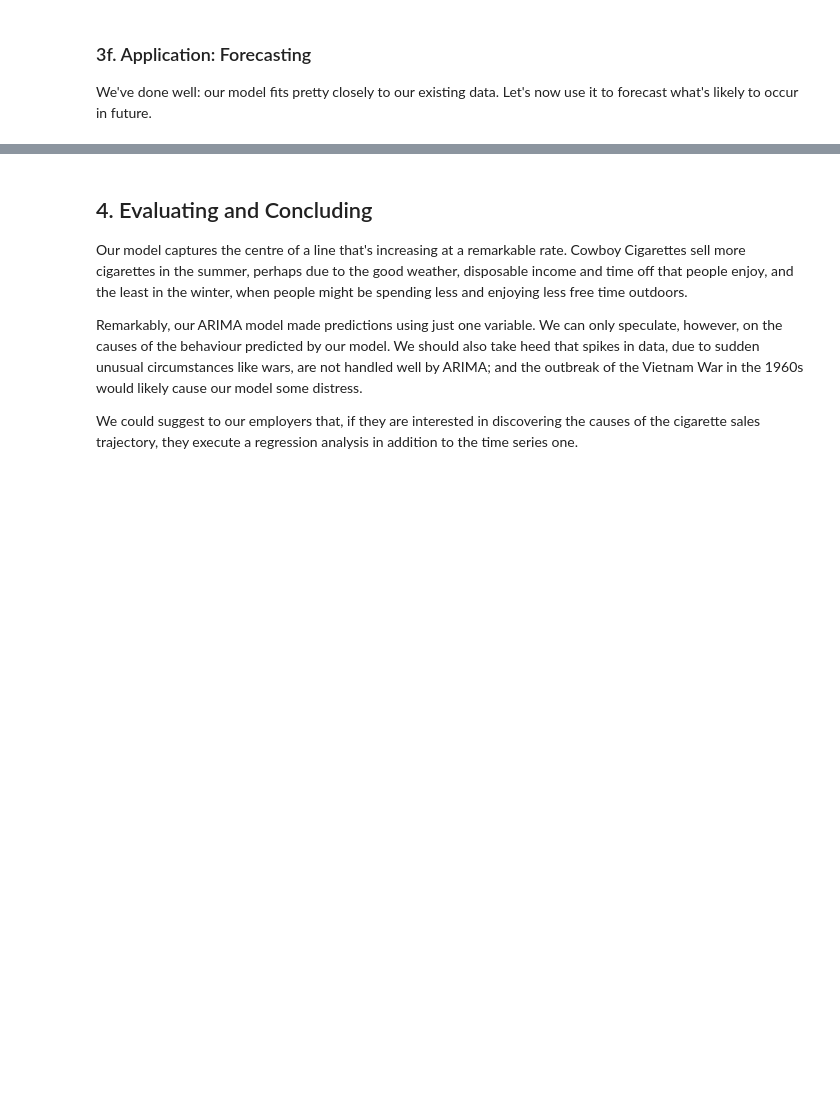
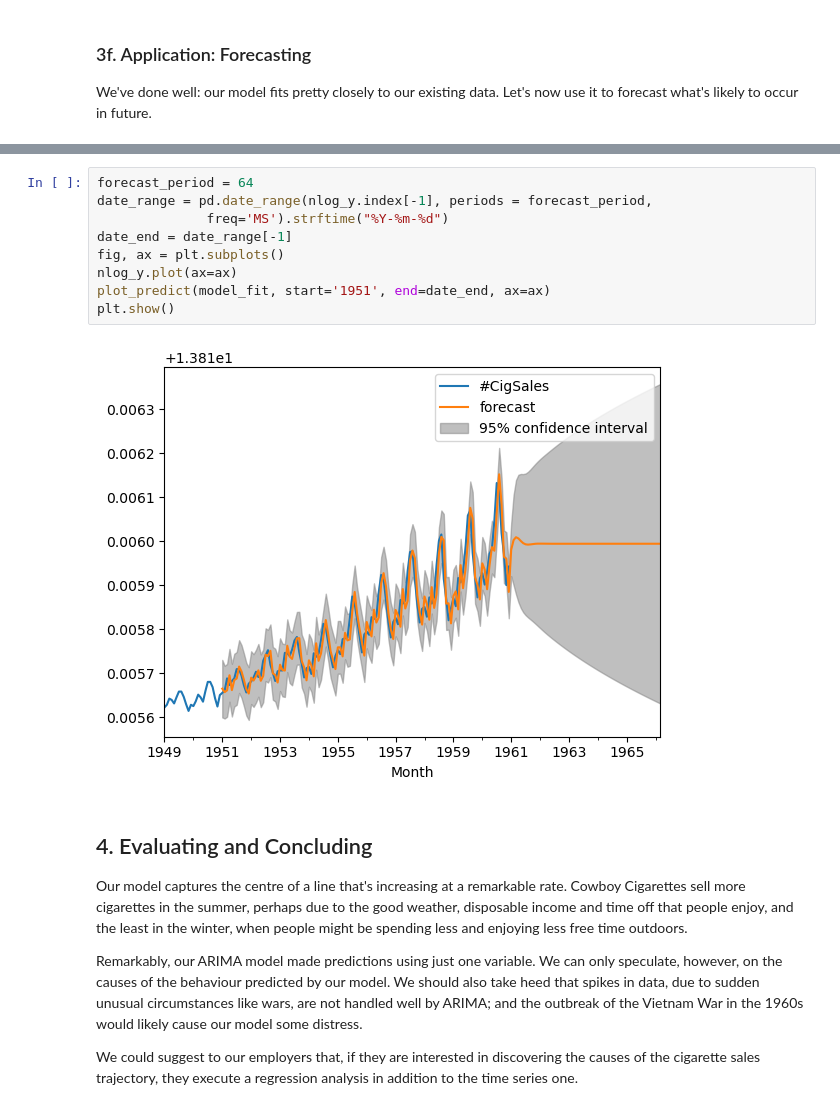
Before and after one commit to tennisvs/Springboard, a Jupyter notebook: Homework/Cowboys&CigrettesCaseStudy/Cowboy Cigarettes Case Study - Tier 3.ipynb, the cells around one changed output, grey strips where cells are left out. Saved outputs shown, nothing was run; the diff lists cells and outputs as text; blank space fills up the shorter version.

```diff
--- a/Homework/Cowboys&CigrettesCaseStudy/Cowboy Cigarettes Case Study - Tier 3.ipynb
+++ b/Homework/Cowboys&CigrettesCaseStudy/Cowboy Cigarettes Case Study - Tier 3.ipynb
@@ -331,3 +406,14 @@ _ _ _
+# %%
+forecast_period = 64
+date_range = pd.date_range(nlog_y.index[-1], periods = forecast_period,
+              freq='MS').strftime("%Y-%m-%d")
+date_end = date_range[-1]
+fig, ax = plt.subplots()
+nlog_y.plot(ax=ax)
+plot_predict(model_fit, start='1951', end=date_end, ax=ax)
+plt.show()
+# %% [output]
+[figure, added]
 # %% [markdown]
 ## 4. Evaluating and Concluding
 
```
Also changed, not shown: parts of 18 cells of this notebook.
